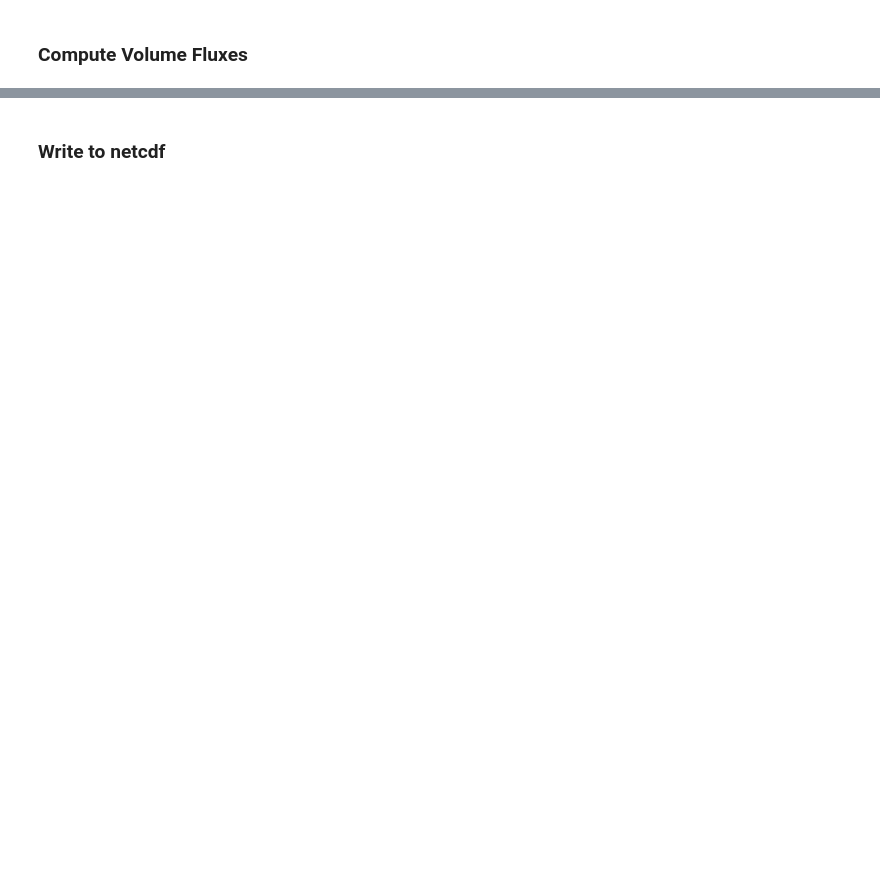
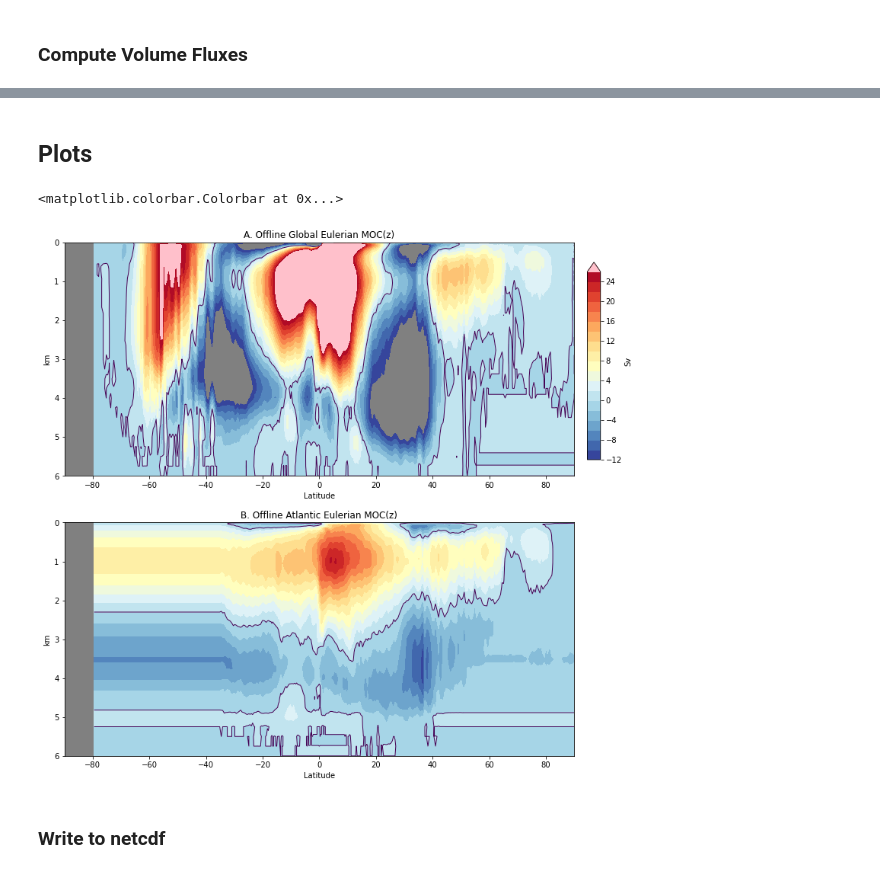
Before and after one commit to sgyeager/POP_MOC, a Jupyter notebook: notebooks/pop_MOCz_0.1deg.ipynb, the cells around one changed output, grey strips where cells are left out. Drawn from its saved outputs; the diff is of its cells as text; code cells hidden in the pictures; blank space fills up the shorter version.

```diff
--- a/notebooks/pop_MOCz_0.1deg.ipynb
+++ b/notebooks/pop_MOCz_0.1deg.ipynb
@@ -301,0 +282,3 @@ ax.set_facecolor('grey')
+# %%
+%%time
+MOCnew = MOCnew.load()
@@ -301,0 +303,9 @@ ax.set_facecolor('grey')
+# %%
+# add vflux at southern boundary of Atlantic domain
+tmp = vflux*(rmaskmoc.shift(nlat=-1))
+tmp = tmp.isel(nlat=atl_j,transport_reg=1).sum('nlon').rename({'z_t':'moc_z'})
+mocatl_s = -tmp.sortby('moc_z',ascending=False).cumsum('moc_z').sortby('moc_z',ascending=True)/1.e6
+mocatl_s['moc_z'] = MOCnew['moc_z']
+# %%
+%%time
+mocatl_s = mocatl_s.load()
@@ -302,2 +315,52 @@ ax.set_facecolor('grey')
+# %%
+MOCnew[{'transport_reg':1}] = MOCnew[{'transport_reg':1}] + mocatl_s
+# %% [markdown]
+## Plots
+# %%
+# Plot MOC
+import copy
+
+fig = plt.figure(figsize=(12,12))
+mnlevs = np.arange(0,20,1)*2. - 12.
+mycmap = copy.copy(plt.cm.RdYlBu_r)
+xlim=[-30,70]
+ylim=[6,0]
+
+tr = 0   # transport_reg
+trstr = 'Global'
+compstr = 'Eulerian'
+
+ax = fig.add_subplot(2,1,1)
+ax.set_title('A. Offline {} {} MOC(z)'.format(trstr,compstr))
+cntr1 = ax.contourf(MOCnew.lat_aux_grid, MOCnew.moc_z/1.e5, MOCnew.isel(time=0,transport_reg=tr),levels=mnlevs, cmap=mycmap,extend='max')
+ax.contour(MOCnew.lat_aux_grid, MOCnew.moc_z/1.e5, MOCnew.isel(time=0,transport_reg=tr),levels=[0.], linewidths=1)
+cntr1.cmap.set_over('pink')
+ax.set_ylim([6,0])
+ax.set_xlim([-90,90])
+ax.set_xlabel('Latitude')
+ax.set_ylabel('km')
+ax.set_facecolor('grey')
+
+tr = 1   # transport_reg
+trstr = 'Atlantic'
+
+ax = fig.add_subplot(2,1,2)
+ax.set_title('B. Offline {} {} MOC(z)'.format(trstr,compstr))
+cntr2 = ax.contourf(MOCnew.lat_aux_grid, MOCnew.moc_z/1.e5, MOCnew.isel(time=0,transport_reg=tr),levels=mnlevs, cmap=mycmap,extend='max')
+ax.contour(MOCnew.lat_aux_grid, MOCnew.moc_z/1.e5, MOCnew.isel(time=0,transport_reg=tr),levels=[0.], linewidths=1)
+cntr2.cmap.set_over('pink')
+ax.set_ylim([6,0])
+ax.set_xlim([-90,90])
+ax.set_xlabel('Latitude')
+ax.set_ylabel('km')
+ax.set_facecolor('grey')
+
+
+fig.subplots_adjust(bottom=0.1,right=0.9)
+cbar_ax = fig.add_axes([0.92, 0.55, 0.02, 0.3])
+fig.colorbar(cntr1, cax=cbar_ax, label='Sv', orientation='vertical')
+# %% [output]
+<matplotlib.colorbar.Colorbar at 0x...>
+[figure, added]
 # %% [markdown]
 ### Write to netcdf
```
Also changed, not shown: parts of 41 cells of this notebook, 1 other file.
